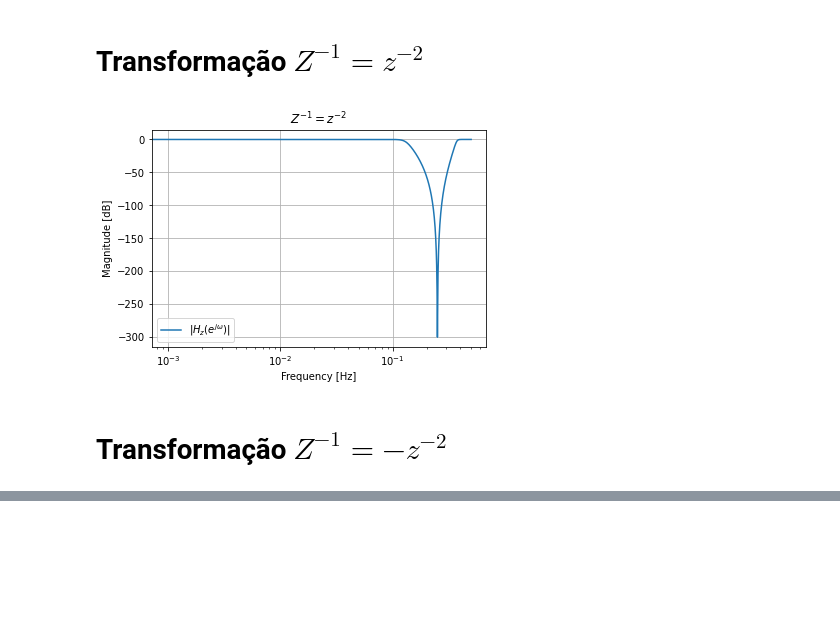
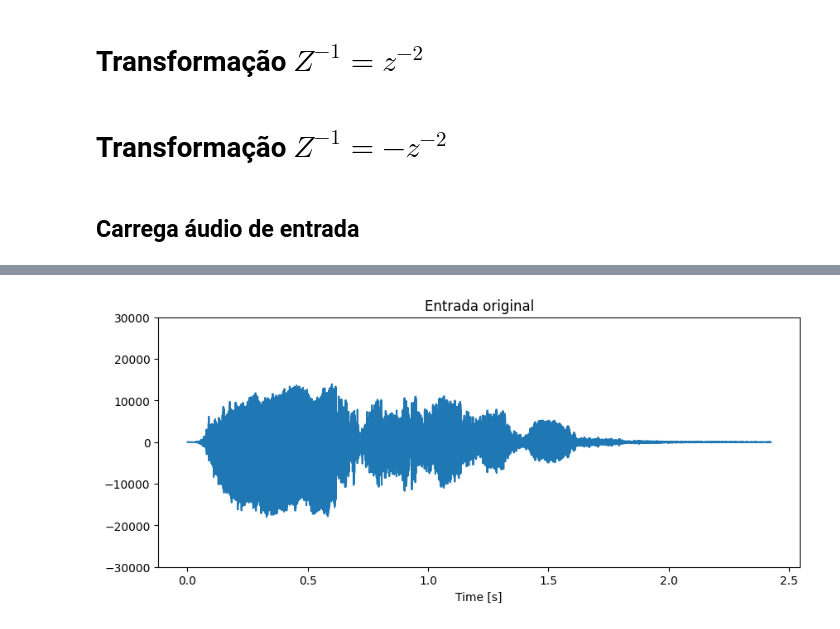
Before and after one commit to oliveiraop/pds-ufba, a Jupyter notebook: trabalho01/trab01.ipynb, the cells around one changed output, grey strips where cells are left out. Saved outputs shown, nothing was run; the diff lists cells and outputs as text; code cells hidden in the pictures; blank space fills up the shorter version.

```diff
--- a/trabalho01/trab01.ipynb
+++ b/trabalho01/trab01.ipynb
@@ -218,18 +196,5 @@ def second_transf_tf(b, a):
 
 
 filtz_st =  signal.dlti(*second_transf_tf(filtz.num, filtz.den))
-
-
-wz, hz = signal.freqz(filtz_st.num, filtz_st.den)
-
-plt.semilogx(wz*1/(2*np.pi), 20*np.log10(np.abs(hz).clip(1e-15)),label=r'$|H_z(e^{j \omega})|$')
-plt.legend()
-plt.title(r'$Z^{-1} = z^{-2}$')
-plt.xlabel('Frequency [Hz]')
-plt.ylabel('Magnitude [dB]')
-plt.grid()
-plt.show()
-# %% [output]
-[figure, removed]
 # %% [markdown]
 # Transformação $Z^{-1} = -z^{-2}$
@@ -235,0 +208,14 @@ plt.show()
+# %% [markdown]
+## Carrega áudio de entrada
+# %%
+(freq, x) = read('goofy-yell.wav')
+t = np.linspace(0, x.shape[0]/freq, x.shape[0])
+
+plt.figure(figsize=(10, 4), dpi=100)
+plt.plot(t, x)
+plt.ylim(-30000, 30000)
+ax_sound = plt.axis()
+plt.title("Entrada original")
+plt.xlabel("Time [s]")
+Audio('goofy-yell.wav')
+# %% [output]
@@ -235,0 +223 @@ plt.show()
+[figure, added]
```
Also changed, not shown: parts of 38 cells of this notebook, 10 other files.
